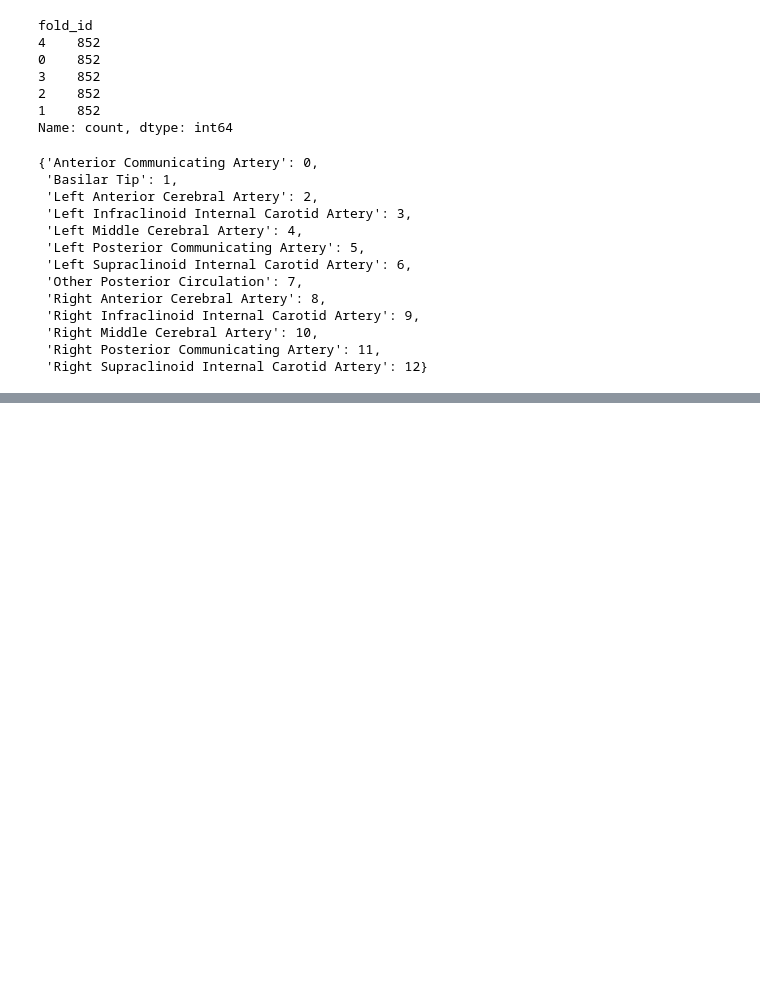
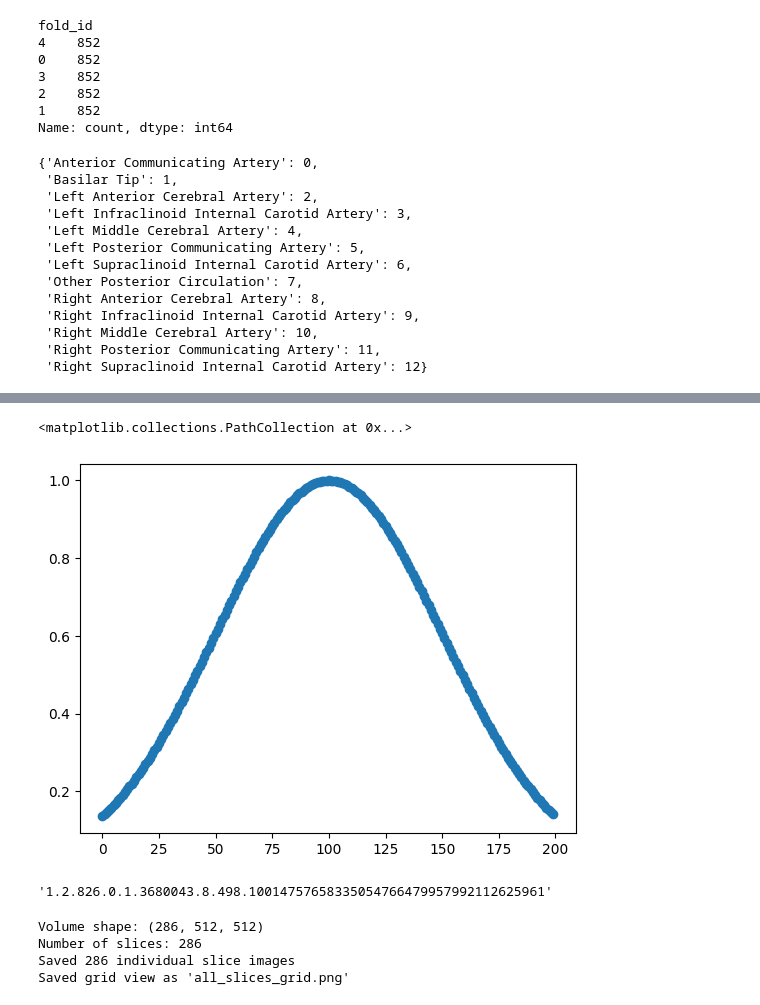
Before and after one commit to tom99763/9th-place-solution-RSNA-IAD, a Jupyter notebook: notebooks/Untitled.ipynb, the cells around one changed output, grey strips where cells are left out. Saved outputs shown, nothing was run; the diff lists cells and outputs as text; code cells hidden in the pictures; blank space fills up the shorter version.

```diff
--- a/notebooks/Untitled.ipynb
+++ b/notebooks/Untitled.ipynb
@@ -426,0 +472,20 @@ labels_to_idx
+# %%
+import random
+import math
+import matplotlib.pyplot as plt
+
+# Items to choose from
+items = list(range(200))
+
+# Mean and standard deviation for Gaussian weights
+mu = 100
+sigma = 50
+
+# Create Gaussian weights (not normalized)
+weights = [math.exp(-((x - mu) ** 2) / (2 * sigma ** 2)) for x in items]
+# weights
+# %%
+plt.scatter(items, weights)
+# %% [output]
+<matplotlib.collections.PathCollection at 0x...>
+[figure, added]
@@ -426,0 +564,11 @@ labels_to_idx
+# %%
+train_df[train_df["Modality"] == "CTA"].iloc[1,0]
+# %% [output]
+'1.2.826.0.1.3680043.8.498.10014757658335054766479957992112625961'
+# %%
+plot_npz("../data/processed/1.2.826.0.1.3680043.8.498.10014757658335054766479957992112625961.npz")
+# %% [output]
+Volume shape: (286, 512, 512)
+Number of slices: 286
+Saved 286 individual slice images
+Saved grid view as 'all_slices_grid.png'
```
Also changed, not shown: parts of 14 cells of this notebook, 5 other files.
